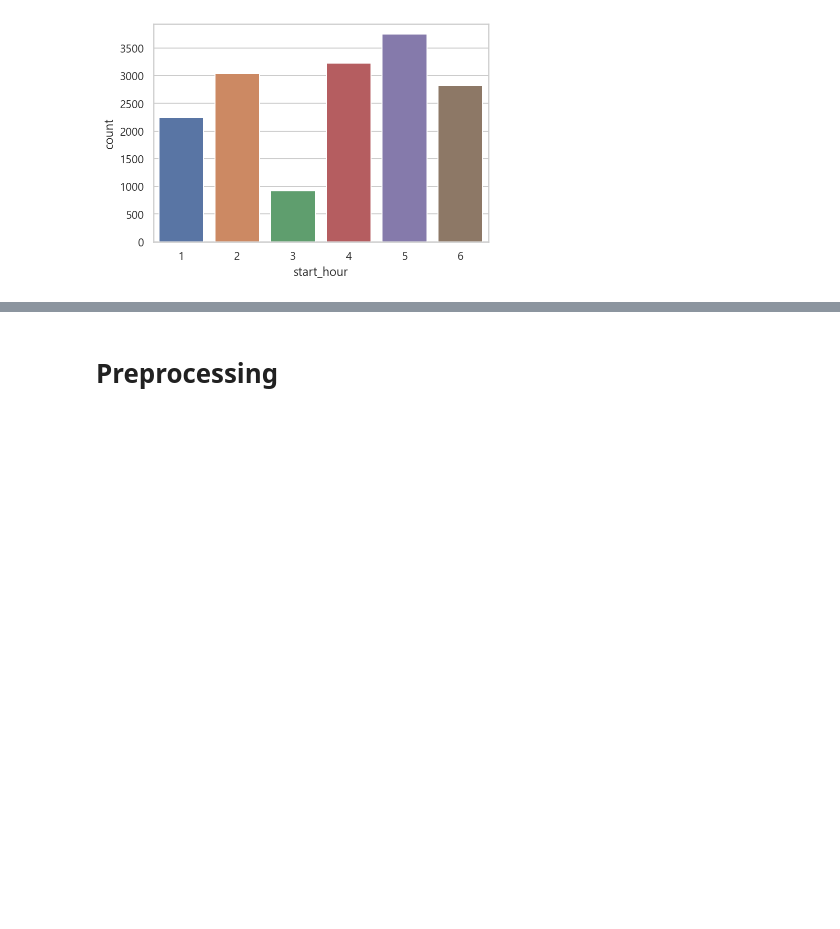
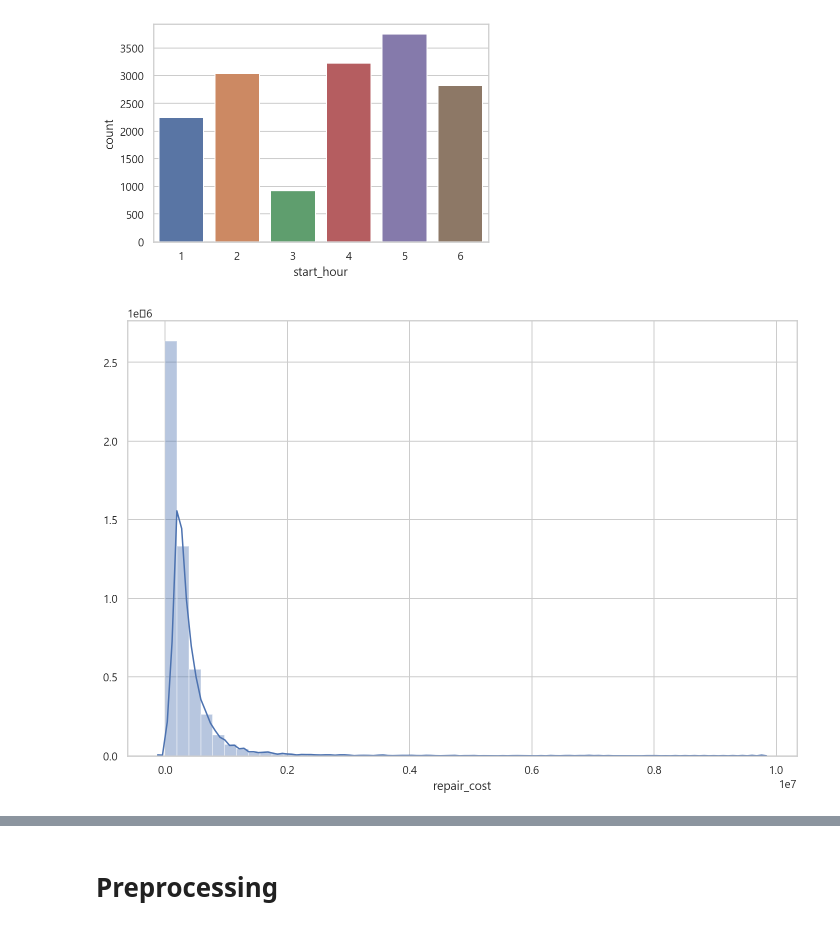
Before and after one commit to Yenabeam/dss_prjt_socar, a Jupyter notebook: 1. workspace/KSJ/socar_fraud.ipynb, the cells around one changed output, grey strips where cells are left out. Saved outputs shown, nothing was run; the diff lists cells and outputs as text; code cells hidden in the pictures; blank space fills up the shorter version.

```diff
--- a/1. workspace/KSJ/socar_fraud.ipynb
+++ b/1. workspace/KSJ/socar_fraud.ipynb
@@ -34,3 +37,11 @@ sns.countplot(data=socar, x='socarpass');
 sns.countplot(data=socar, x='start_hour');
 # %% [output]
 [figure]
+# %%
+# Insure cost 0 means null
+# Need to scale null and outlier datas.
+plt.figure(figsize=(12,8))
+sns.distplot(socar["repair_cost"])
+plt.show()
+# %% [output]
+[figure, added]
```
Also changed, not shown: parts of 49 cells of this notebook.
